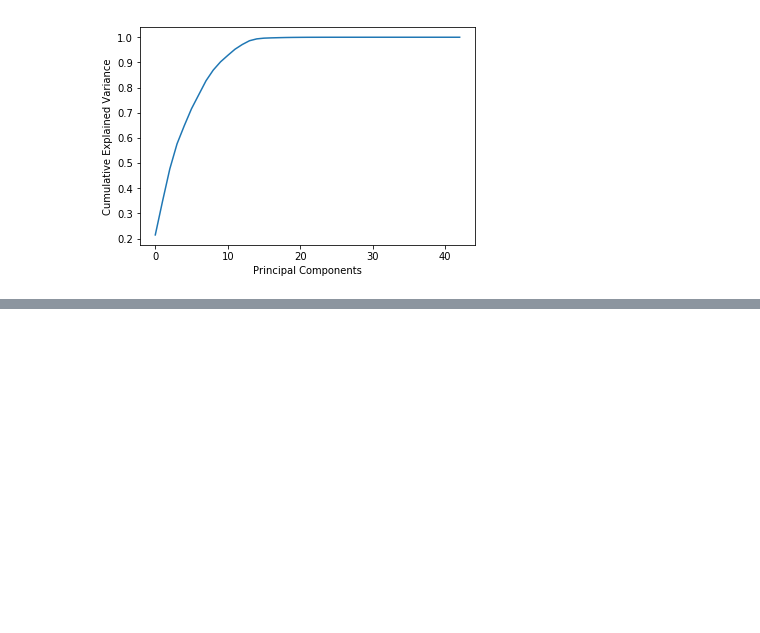
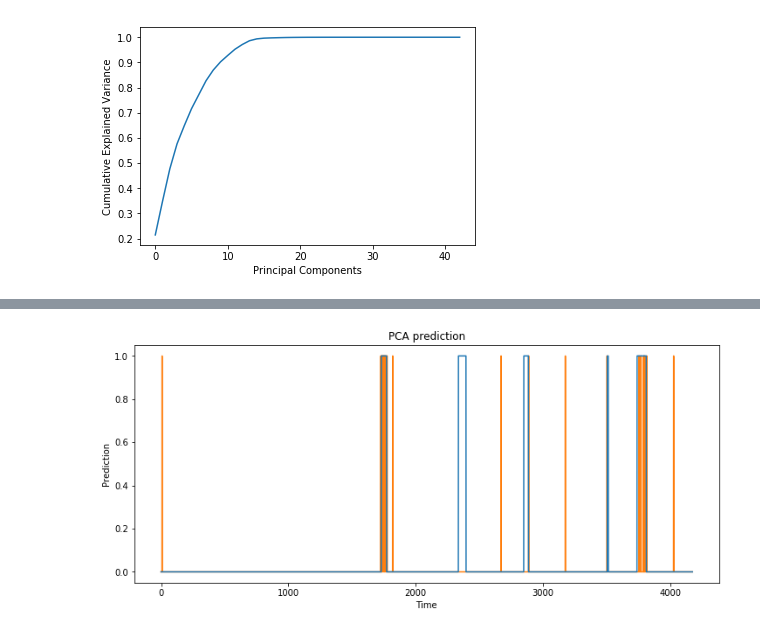
Before and after one commit to MKesteloo/CyberData2, a Jupyter notebook: PCA.ipynb, the cells around one changed output, grey strips where cells are left out. Saved outputs shown, nothing was run; the diff lists cells and outputs as text; code cells hidden in the pictures; blank space fills up the shorter version.

```diff
--- a/PCA.ipynb
+++ b/PCA.ipynb
@@ -135,0 +136,16 @@ True Negatives:  3943
+# %%
+# creating plot to show the overlap of anomalies predicted and true anomalies
+target_for_overlap = np.zeros(target.shape[0])
+for i in range(target.shape[0]):
+    if target[i] == -999 or target[i] == 0:
+        target_for_overlap[i] = 0
+    else:
+        target_for_overlap[i] = 1
+plt.plot(target_for_overlap, zorder = 2)
+plt.plot(prediction, zorder = 1)
+plt.title("PCA prediction")
+plt.xlabel("Time")
+plt.ylabel("Prediction")
+plt.savefig("pca.png")
+# %% [output]
+[figure, added]
```
Also changed, not shown: parts of 2 cells of this notebook, 3 other files.
